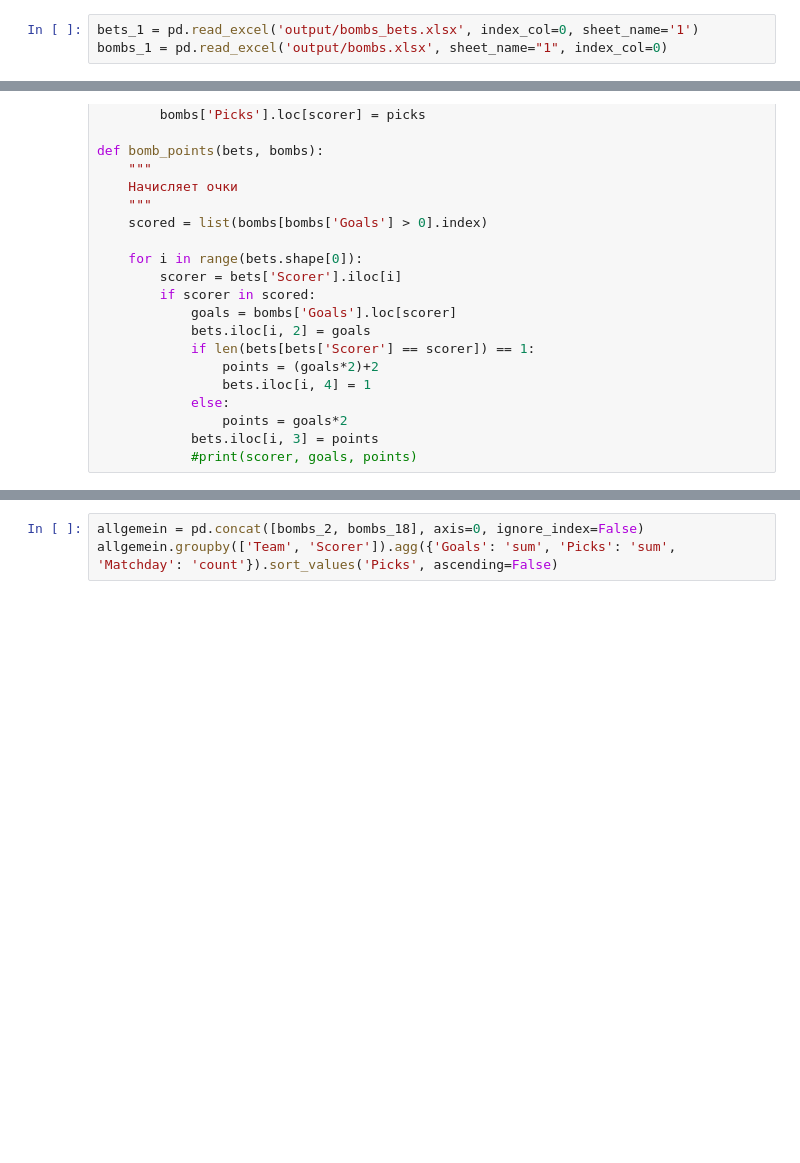
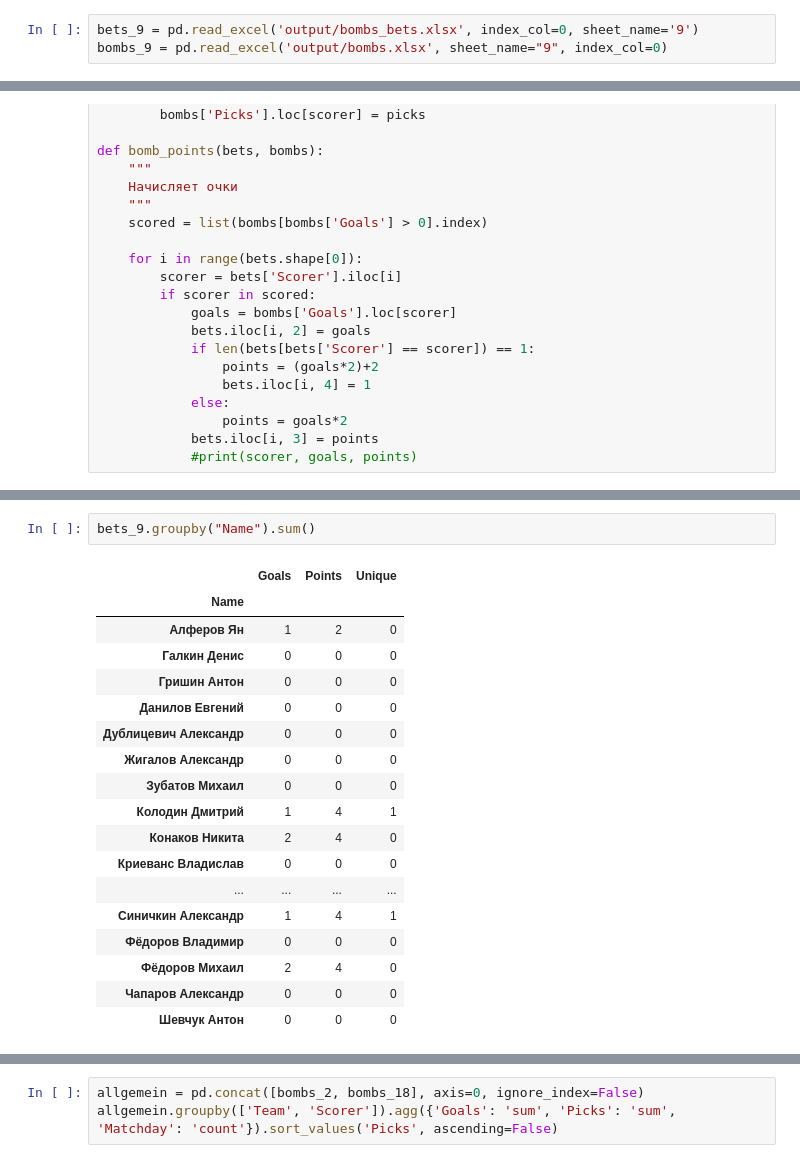
Before and after one commit to melanator/euroleague, a Jupyter notebook: bombs.ipynb, the cells around one changed output, grey strips where cells are left out. Drawn from its saved outputs; the diff is of its cells as text; blank space fills up the shorter version.

```diff
--- a/bombs.ipynb
+++ b/bombs.ipynb
@@ -214,6 +217,6 @@ writer.save()
 # %% [markdown]
 После ручной простановки заново загружаем дату
 # %%
-bets_1 = pd.read_excel('output/bombs_bets.xlsx', index_col=0, sheet_name='1')
-bombs_1 = pd.read_excel('output/bombs.xlsx', sheet_name="1", index_col=0)
+bets_9 = pd.read_excel('output/bombs_bets.xlsx', index_col=0, sheet_name='9')
+bombs_9 = pd.read_excel('output/bombs.xlsx', sheet_name="9", index_col=0)
 # %%
@@ -294,0 +276,21 @@ bombs_1
+# %%
+bets_9.groupby("Name").sum()
+# %% [output]
+|  | Goals | Points | Unique |
+| Name |  |  |  |
+| Алферов Ян | 1 | 2 | 0 |
+| Галкин Денис | 0 | 0 | 0 |
+| Гришин Антон | 0 | 0 | 0 |
+| Данилов Евгений | 0 | 0 | 0 |
+| Дублицевич Александр | 0 | 0 | 0 |
+| Жигалов Александр | 0 | 0 | 0 |
+| Зубатов Михаил | 0 | 0 | 0 |
+| Колодин Дмитрий | 1 | 4 | 1 |
+| Конаков Никита | 2 | 4 | 0 |
+| Криеванс Владислав | 0 | 0 | 0 |
+| ... | ... | ... | ... |
+| Синичкин Александр | 1 | 4 | 1 |
+| Фёдоров Владимир | 0 | 0 | 0 |
+| Фёдоров Михаил | 2 | 4 | 0 |
+| Чапаров Александр | 0 | 0 | 0 |
+| Шевчук Антон | 0 | 0 | 0 |
```
Also changed, not shown: parts of 10 cells of this notebook, 24 other files.
